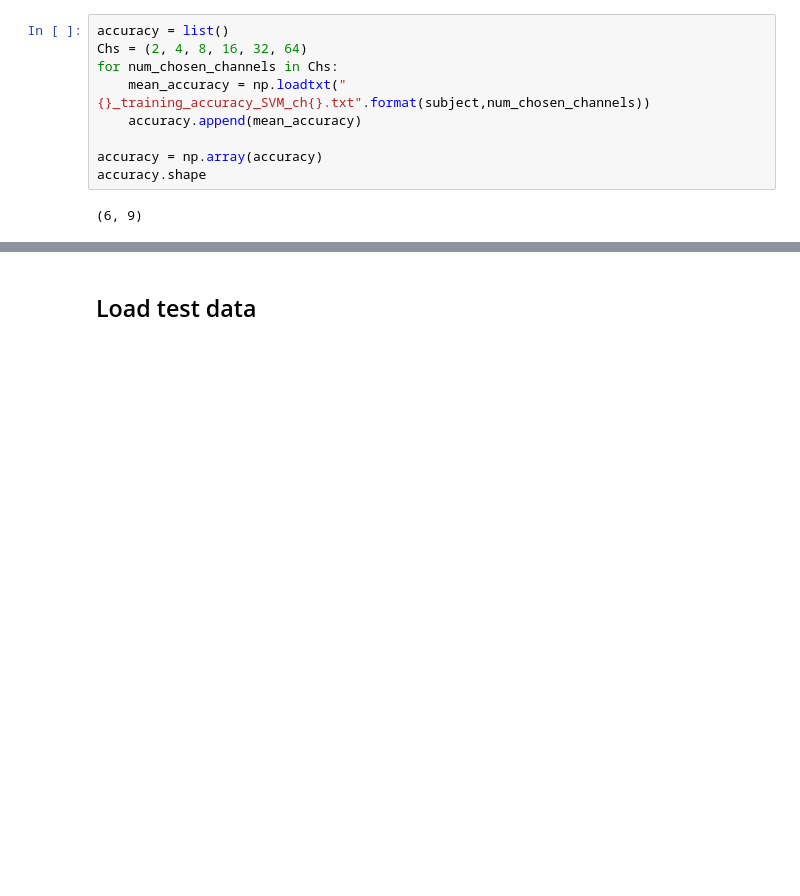
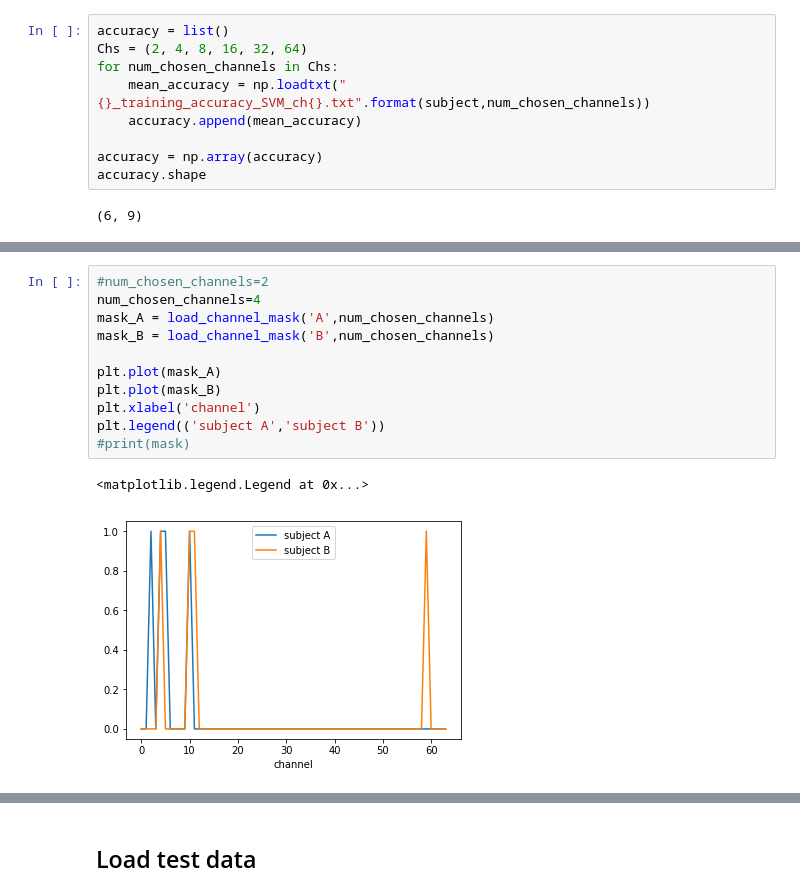
Before and after one commit to ys7yoo/iP300, a Jupyter notebook: classifyUsingSVM.ipynb, the cells around one changed output, grey strips where cells are left out. Cells and saved outputs as stored; diff of their text form; blank space fills up the shorter version.

```diff
--- a/classifyUsingSVM.ipynb
+++ b/classifyUsingSVM.ipynb
@@ -288,0 +317,14 @@ plt.savefig("{}_training_accuracy_SVM_image.png".format(subject))
+# %%
+#num_chosen_channels=2
+num_chosen_channels=4
+mask_A = load_channel_mask('A',num_chosen_channels)
+mask_B = load_channel_mask('B',num_chosen_channels)
+
+plt.plot(mask_A)
+plt.plot(mask_B)
+plt.xlabel('channel')
+plt.legend(('subject A','subject B'))
+#print(mask)
+# %% [output]
+<matplotlib.legend.Legend at 0x...>
+[figure, added]
```
Also changed, not shown: parts of 11 cells of this notebook, 56 other files.
